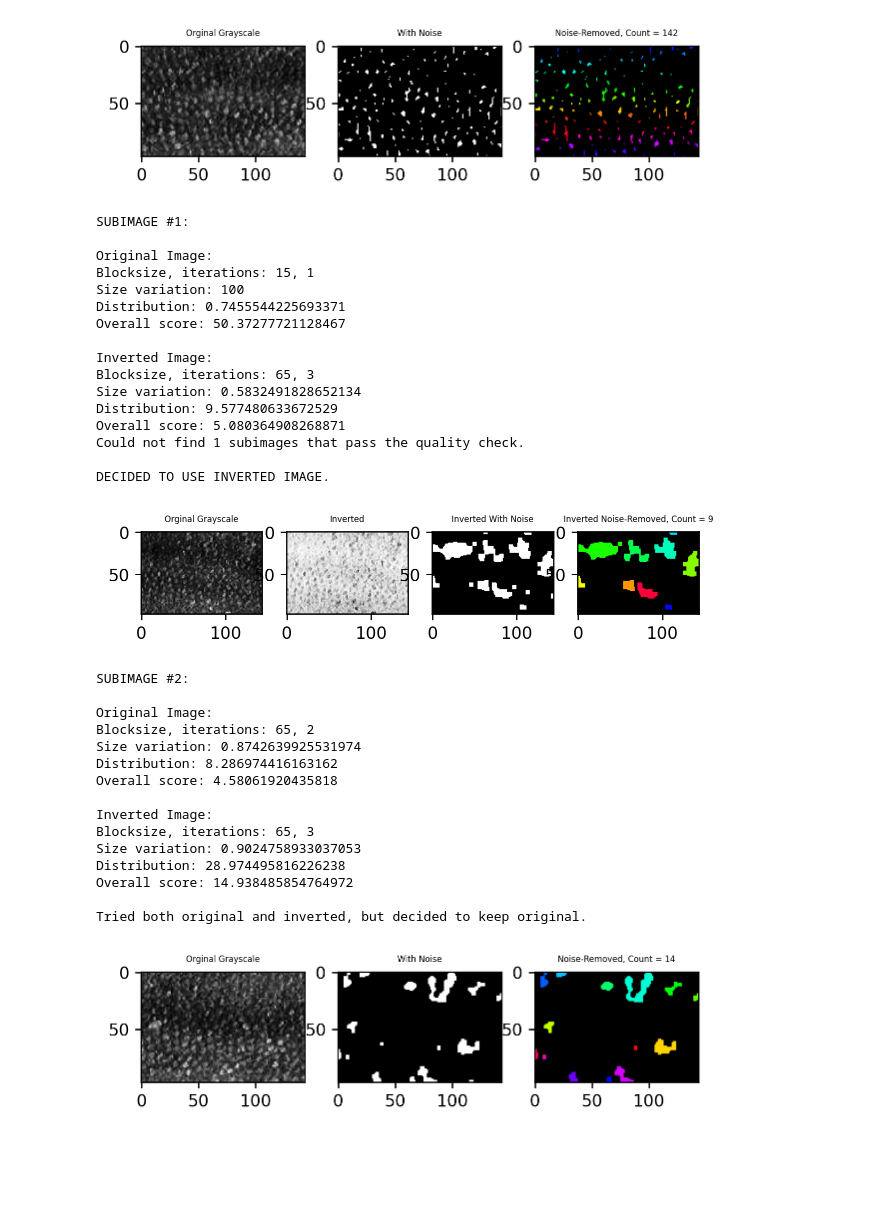
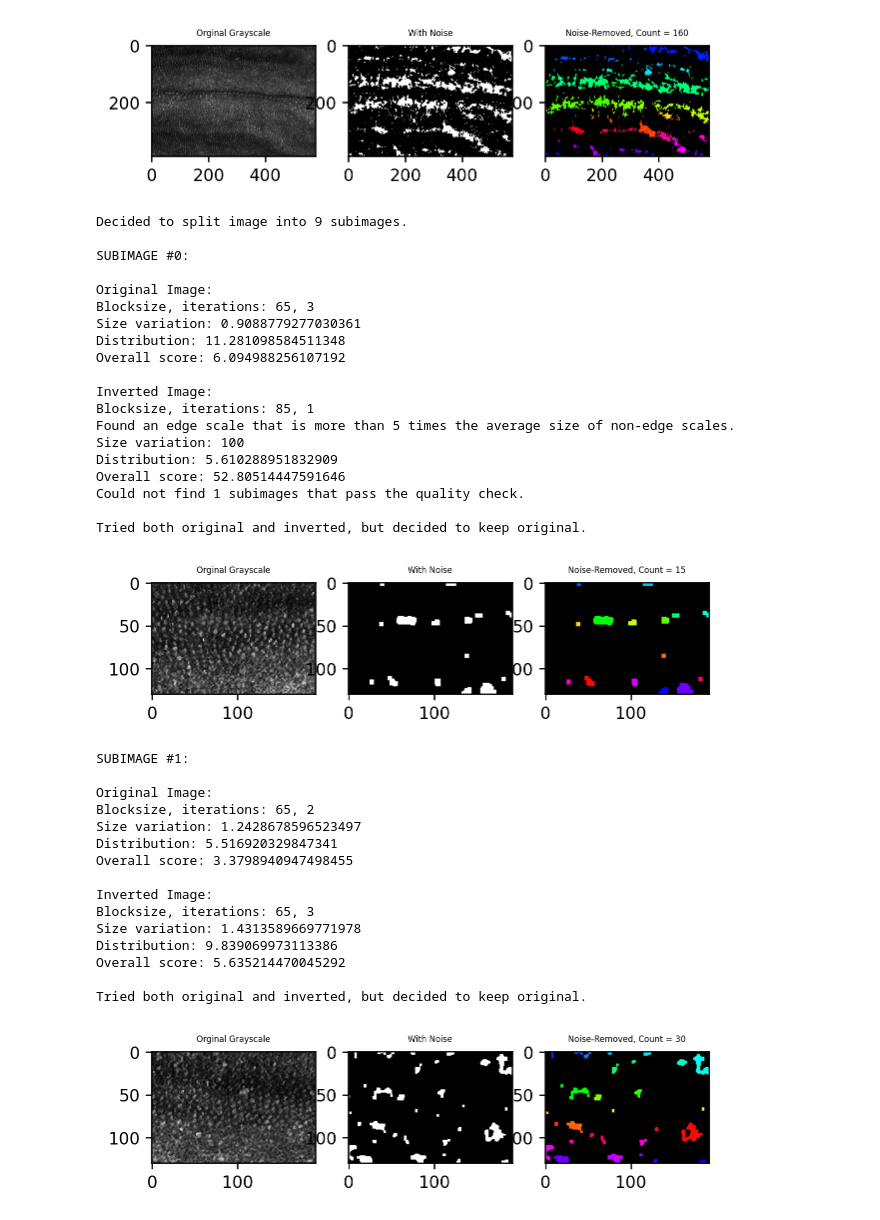
Before and after one commit to tanyasarkinjain/Anoles-group, a Jupyter notebook: Maggie_Split_Count_Select.ipynb, the cells around one changed output. Drawn from its saved outputs; the diff is of its cells as text; code cells hidden in the pictures; blank space fills up the shorter version.

Commit message:
Automatically choose num subimages and improved runtime

```diff
--- a/Maggie_Split_Count_Select.ipynb
+++ b/Maggie_Split_Count_Select.ipynb
@@ -371,31 +376,28 @@ def call_count_scales_and_check_inversion(img):
     img = cv2.cvtColor(img, cv2.COLOR_BGR2GRAY)
     print("Original Image:")
     # count scales on original image
-    with_noise, labeled_img, count = count_scales(img,)
+    orig_with_noise, orig_labeled_img, orig_count = count_scales(img)
 
     # check how good the results are
-    orig_score = calculate_score(labeled_img)
+    orig_score = calculate_score(orig_labeled_img)
 
     # If the result is good, display results and finish
     if orig_score < 3:
         print("\nOriginal image passed all tests; did not need to check inverted.")
-        display_results_orig(img, with_noise, labeled_img, count)
-        return count, orig_score
+        display_results_orig(img, orig_with_noise, orig_labeled_img, orig_count)
+        return orig_count, orig_score
 
     # Otherwise, try inverted image and compare results to original
     else:
-        # save the original results in lists for later use
-        result_images = [[img, with_noise, labeled_img, count]]
-
         # invert image
         inverted_img = invert(img)
 
         # count scales on inverted image
         print('\nInverted Image:')
-        with_noise, labeled_img, count = count_scales(inverted_img)
+        inv_with_noise, inv_labeled_img, inv_count = count_scales(inverted_img)
 
         # check how good the new results are
-        inverted_score = calculate_score(labeled_img)
+        inverted_score = calculate_score(inv_labeled_img)
         score_list = [orig_score, inverted_score]
 
         # compare the results from original and inverted images
@@ -404,12 +406,14 @@ def call_count_scales_and_check_inversion(img):
 
         if best_index == 0:
             print("\nTried both original and inverted, but decided to keep original.")
-            display_results_orig(result_images[0][0], result_images[0][1], result_images[0][2], result_images[0][3])
+            display_results_orig(img, orig_with_noise, orig_labeled_img, orig_count)
+            best_count = orig_count
         elif best_index == 1:
             print("\nDECIDED TO USE INVERTED IMAGE.")
-            display_results_invert(img, inverted_img, with_noise, labeled_img, count)
+            display_results_invert(img, inverted_img, inv_with_noise, inv_labeled_img, inv_count)
+            best_count = inv_count
 
-        return count, score_list[best_index]
+        return best_count, score_list[best_index] # return count and score
 # %%
 def run_count_on_directory(dirname):
     '''Calls call_count_scales_and_check_inversion function on every image in the given directory.'''
@@ -425,9 +429,13 @@ def run_count_on_directory(dirname):
     #table = Table().with_columns("Img Name", img_names, "Number of Scales", count_list, "Passes Quality Check?", quality_list)
     #table.show()
 # %%
-def split_count_select(img_path, num_subimages, num_to_keep):
+def split_count_select(img_path, num_to_keep):
     '''Splits given image into subimages and selects best ones to keep. '''
     img = cv2.imread(img_path)
+    print('INITIALLY COUNTING ENTIRE IMAGE IN ORDER TO DETERMINE NUMBER OF SUBIMAGES TO USE:\n')
+    count, score = call_count_scales_and_check_inversion(img)
+    num_subimages = count // 20 + 1
+    print('Decided to split image into ' + str(num_subimages) + ' subimages.\n')
     tiles = image_slicer.slice(img_path, num_subimages)
     all_scores = []
     i = 0
@@ -512,4 +532,4 @@ Original image passed all tests; did not need to check inverted.
 # %%
 img_path = 'Large_images/117716_D_large_sample.png'
-split_count_select(img_path, 16, 3)
+split_count_select(img_path, 3)
 # %% [output]
@@ -525,34 +554,37 @@ Original image passed all tests; did not need to check inverted.
-[figure, old version]
+[figure, new version]
-SUBIMAGE #1:
+Decided to split image into 9 subimages.
+
+SUBIMAGE #0:
 
 Original Image:
-Blocksize, iterations: 15, 1
-Size variation: 100
-Distribution: 0.7455544225693371
-Overall score: 50.37277721128467
+Blocksize, iterations: 65, 3
+Size variation: 0.9088779277030361
+Distribution: 11.281098584511348
+Overall score: 6.094988256107192
 
 Inverted Image:
-Blocksize, iterations: 65, 3
-Size variation: 0.5832491828652134
-Distribution: 9.577480633672529
-Overall score: 5.080364908268871
+Blocksize, iterations: 85, 1
+Found an edge scale that is more than 5 times the average size of non-edge scales.
+Size variation: 100
+Distribution: 5.610288951832909
+Overall score: 52.80514447591646
 Could not find 1 subimages that pass the quality check.
 
-DECIDED TO USE INVERTED IMAGE.
+Tried both original and inverted, but decided to keep original.
-[figure, old version]
+[figure, new version]
-SUBIMAGE #2:
+SUBIMAGE #1:
 
 Original Image:
 Blocksize, iterations: 65, 2
-Size variation: 0.8742639925531974
-Distribution: 8.286974416163162
-Overall score: 4.58061920435818
+Size variation: 1.2428678596523497
+Distribution: 5.516920329847341
+Overall score: 3.3798940947498455
 
 Inverted Image:
 Blocksize, iterations: 65, 3
-Size variation: 0.9024758933037053
-Distribution: 28.974495816226238
-Overall score: 14.938485854764972
+Size variation: 1.4313589669771978
+Distribution: 9.839069973113386
+Overall score: 5.635214470045292
 
 Tried both original and inverted, but decided to keep original.
-[figure, old version]
+[figure, new version]
```
Also changed, not shown: parts of 5 cells of this notebook.
